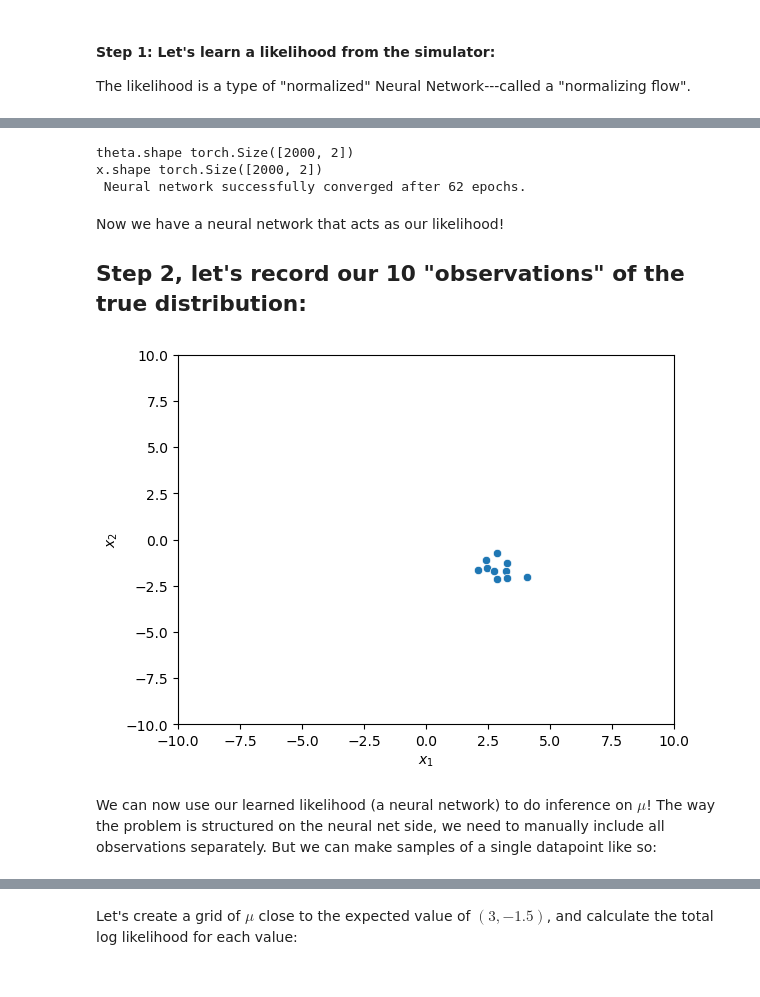
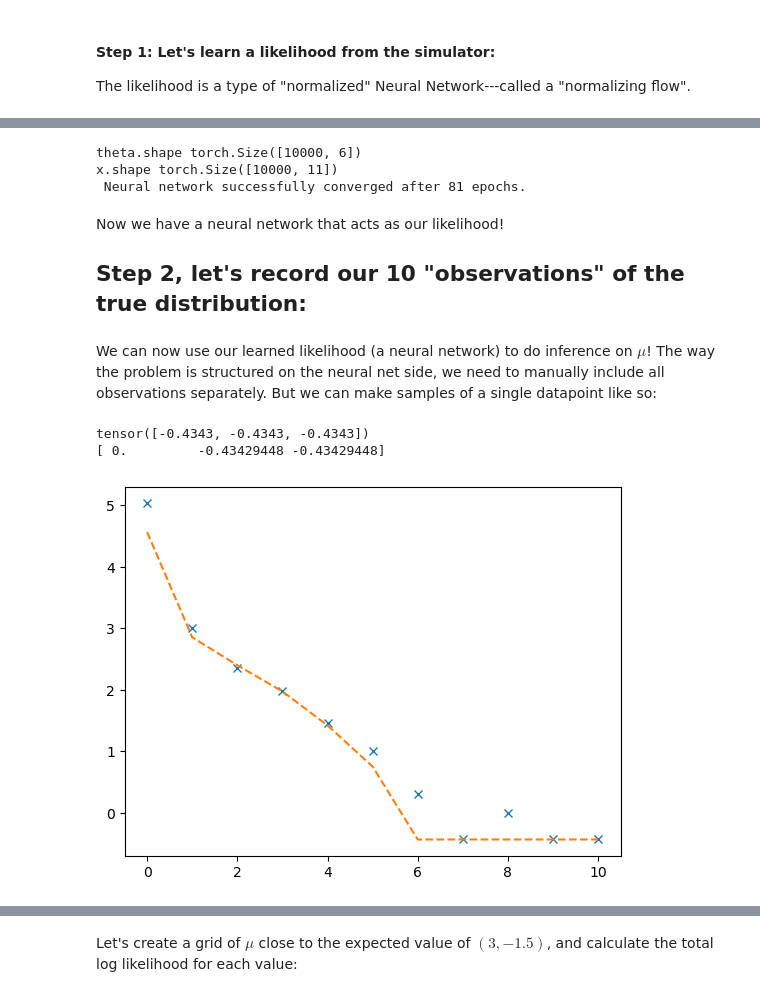
Before and after one commit to vtardugno/planet_pops, a Jupyter notebook: SBI.ipynb, the cells around one changed output, grey strips where cells are left out. Cells and saved outputs as stored; diff of their text form; code cells hidden in the pictures.

```diff
--- a/SBI.ipynb
+++ b/SBI.ipynb
@@ -143,3 +191,27 @@ tensor([[ 1.8096,  8.3579],
+# %%
+import numpy as np
+
+
+def simulator(theta):
+    # rcrit = theta[0]
+    # alpha_small = theta[1]
+    # alpha_big = theta[2]
+    # sigma = theta[3]
+    # sigma_i = theta[4]
+    # beta = theta[5]
+    model1.eval()
+    model2.eval()
+    hist = np.concatenate(((10*model1(theta/10).detach().numpy()),(10*model2(theta/10).detach().numpy())),axis=1)
+    hist[np.where(hist < -1/np.log(10))] = -1/np.log(10)
+    # a,_ = create_transit_data(all_stars_in_selected_stars,rcrit, alpha_small, alpha_big, sigma,sigma_i,beta,dist = "poisson",n=1000)
+    # obs_mult = []
+    # for j in a:
+    #     obs_mult.append(j["detected planets"])
+    # hist1, _ = np.histogram(obs_mult,bins=range(0,12))
+
+    return np.array(hist)
+
+simulator = process_simulator(simulator, prior, is_numpy_simulator=prior_returns_numpy)
 # %% [markdown]
 So here are samples of each simulation. Now, we will use this simulator with Likelihood-Free Inference to construct a distribution over potential mu values:
 # %% [markdown]
@@ -163,24 +221,23 @@ TypeError: For multiprocessing, we switch to numpy arrays. Make sure to preproce
 # %%
 inference = NRE(prior=prior)
 
-num_simulations = 2000
+num_simulations = 10000
 theta = prior.sample((num_simulations,))
+
 x = simulator(theta)
+
 print("theta.shape", theta.shape)
 print("x.shape", x.shape)
 
 inference = inference.append_simulations(theta, x)
 density_estimator = inference.train()
 # %% [output]
-theta.shape torch.Size([2000, 2])
-x.shape torch.Size([2000, 2])
- Neural network successfully converged after 62 epochs.
+theta.shape torch.Size([10000, 6])
+x.shape torch.Size([10000, 11])
+ Neural network successfully converged after 81 epochs.
 # %%
 posterior = inference.build_posterior(density_estimator)
 # %% [markdown]
 Now we have a neural network that acts as our likelihood!
 
 ## Step 2, let's record our 10 "observations" of the true distribution:
-# %%
-n_observations = 10
-observation = torch.tensor([3., -1.5])[None] + 0.5*torch.randn(n_observations, 2)
@@ -190,13 +244,2 @@ from matplotlib import pyplot as plt
-# %%
-sns.scatterplot(x=observation[:, 0], y=observation[:, 1])
-plt.xlabel(r'$x_1$')
-plt.ylabel(r'$x_2$')
-plt.xlim(-10, 10)
-plt.ylim(-10, 10)
-plt.show()
-# %% [output]
-[figure, removed]
 # %% [markdown]
 We can now use our learned likelihood (a neural network) to do inference on $\mu$! The way the problem is structured on the neural net side, we need to manually include all observations separately. But we can make samples of a single datapoint like so:
-# %%
-samples = posterior.sample((1000,), x=observation[0])
@@ -202,0 +257,12 @@ samples = posterior.sample((1000,), x=observation[0])
+# %%
+plt.figure()
+plt.plot(observation,"x")
+plt.plot(simulator(samples[:2])[1],"--")
+
+print(simulator(samples[:2])[1][-3:])
+
+print(observation[-3:])
+# %% [output]
+tensor([-0.4343, -0.4343, -0.4343])
+[ 0.         -0.43429448 -0.43429448]
+[figure, added]
```
Also changed, not shown: parts of 25 cells of this notebook, 22 other files.
